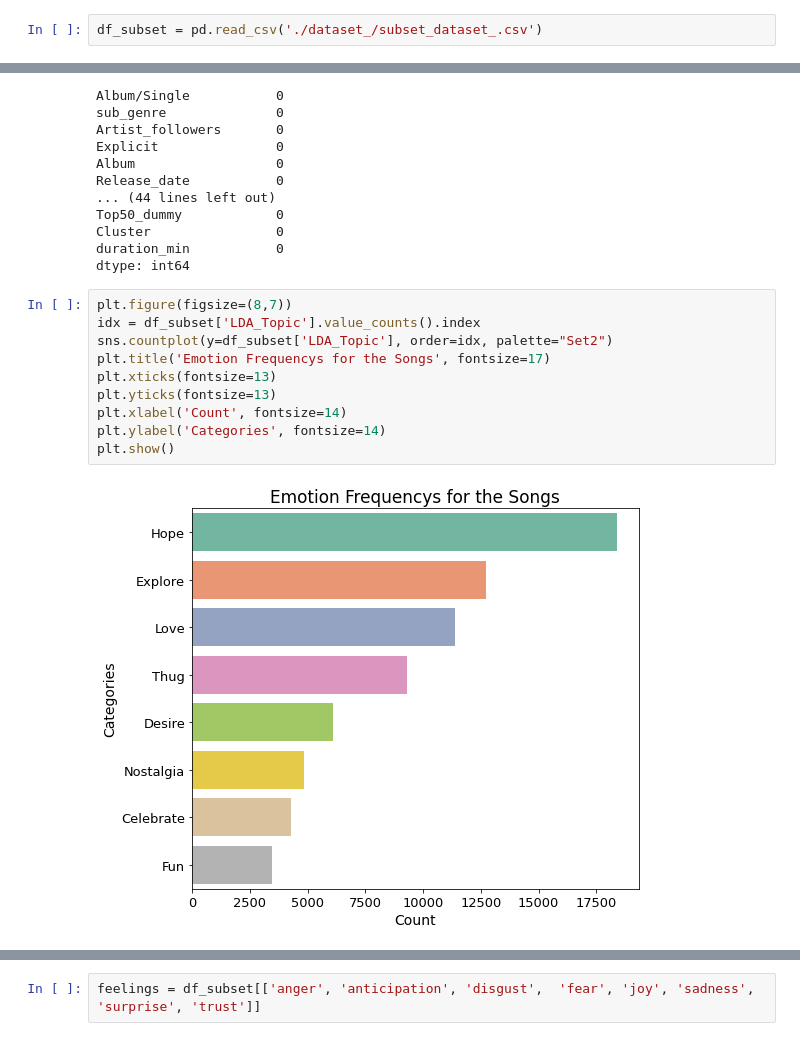
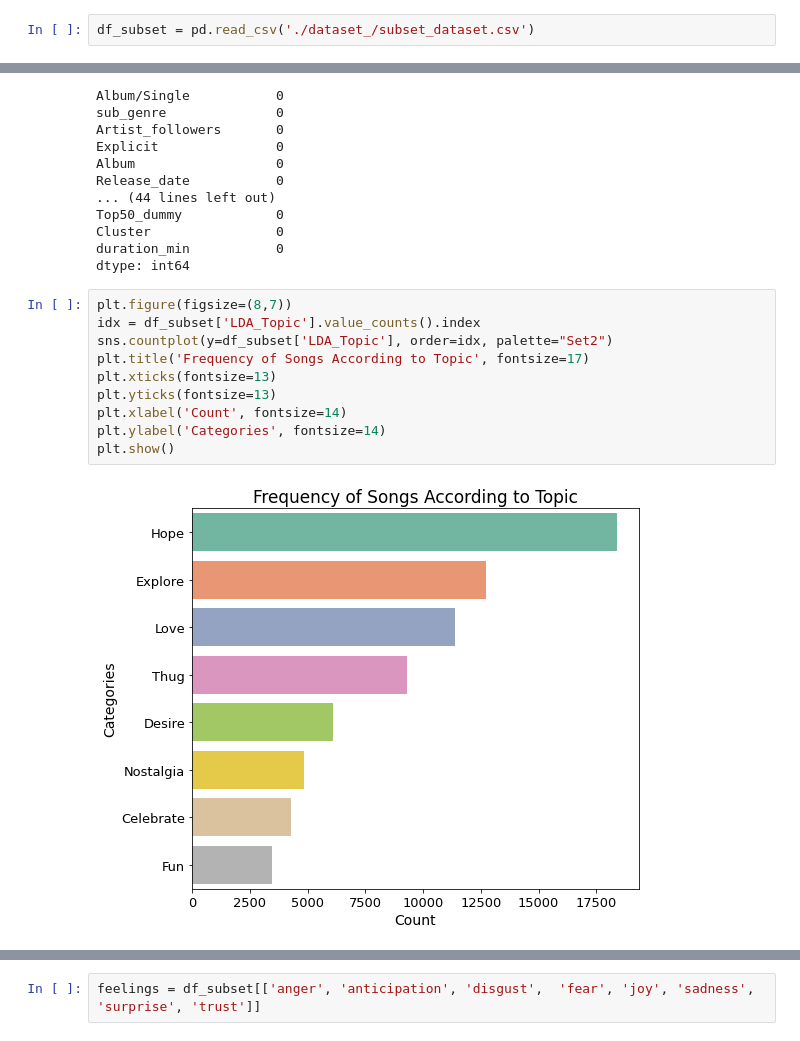
Before and after one commit to MaxiTrien/spotify-data-science-project, a Jupyter notebook: spotify-songs-eda-subset-data.ipynb, the cells around one changed output, grey strips where cells are left out. Drawn from its saved outputs; the diff is of its cells as text.

```diff
--- a/spotify-songs-eda-subset-data.ipynb
+++ b/spotify-songs-eda-subset-data.ipynb
@@ -10,4 +10,4 @@ pd.set_option('display.max_columns', None)
 pd.set_option('display.max_rows', 500)
 %matplotlib inline
 # %%
-df_subset = pd.read_csv('./dataset_/subset_dataset_.csv')
+df_subset = pd.read_csv('./dataset_/subset_dataset.csv')
@@ -59,15 +68,15 @@ dtype: int64
 # %%
 plt.figure(figsize=(8,7))
 idx = df_subset['LDA_Topic'].value_counts().index
 sns.countplot(y=df_subset['LDA_Topic'], order=idx, palette="Set2")
-plt.title('Emotion Frequencys for the Songs', fontsize=17)
+plt.title('Frequency of Songs According to Topic', fontsize=17)
 plt.xticks(fontsize=13)
 plt.yticks(fontsize=13)
 plt.xlabel('Count', fontsize=14)
 plt.ylabel('Categories', fontsize=14)
 plt.show()
 # %% [output]
-[figure, old version]
+[figure, new version]
 # %%
 # other palette: ['#0d549e', '#2688de', '#7fdbff','#39cccc','#3d9970','#5ae069','#5ef7a1','#fae457']
 plt.figure(figsize=(7,7))
```
Also changed, not shown: parts of 7 cells of this notebook.
